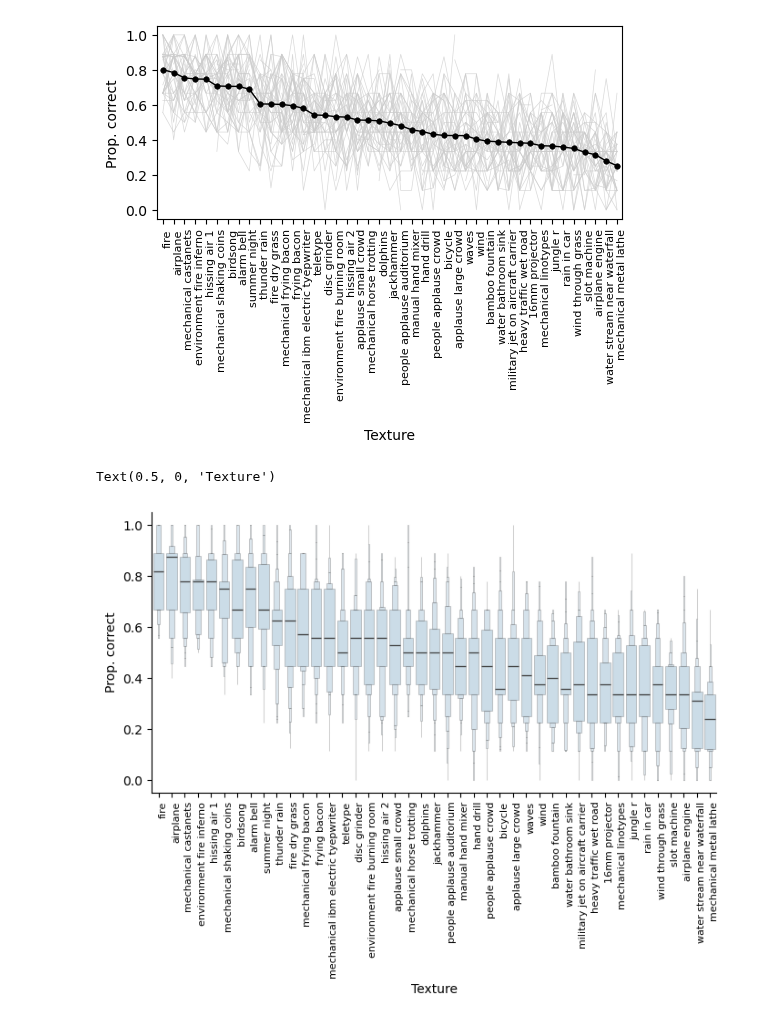
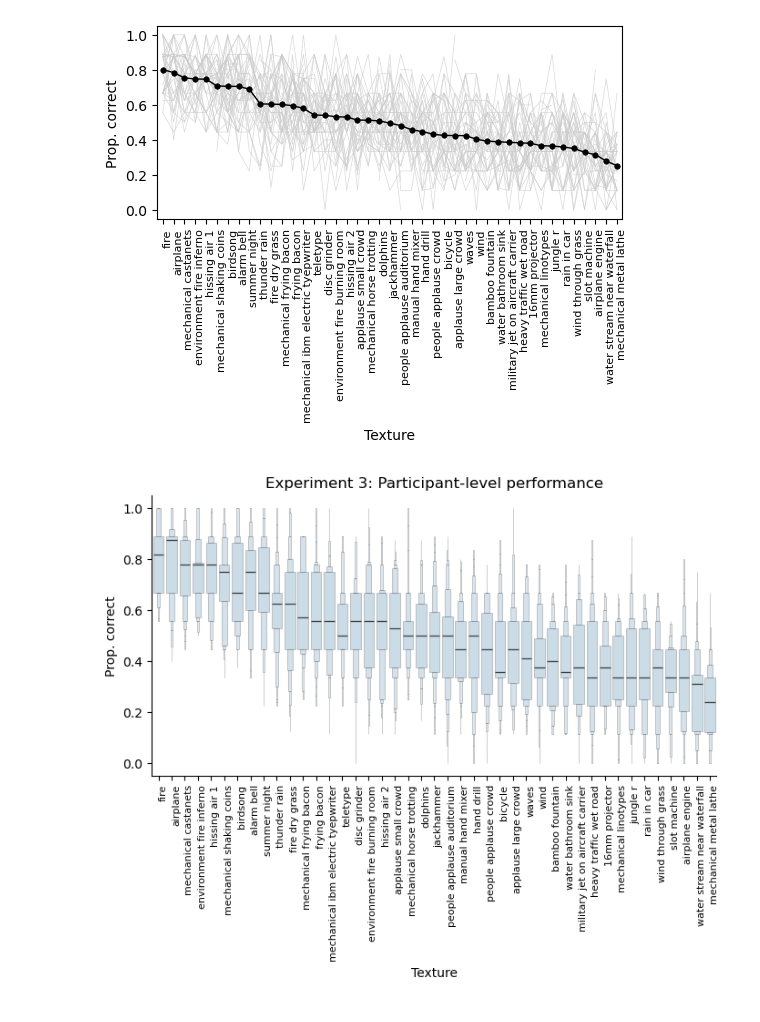
Before and after one commit to mcdermottLab/auditory_attention, a Jupyter notebook: notebooks/rebuttal_analysis/individual_participants_fig_2.ipynb, the cells around one changed output. Cells and saved outputs as stored; diff of their text form; code cells hidden in the pictures.

```diff
--- a/notebooks/rebuttal_analysis/individual_participants_fig_2.ipynb
+++ b/notebooks/rebuttal_analysis/individual_participants_fig_2.ipynb
@@ -580,26 +592,27 @@ Text(0.5, 0, 'Texture')
 # %%
 
 
 fig, axs = plt.subplots(1, figsize=(8,4))
 
 sns.boxenplot(
    data=exp_3_human_df,
     x="texture_label",
     order=texture_order,
     y="accuracy",
     k_depth='full',
     alpha=.25, zorder=1, legend=False,
 )
 
 sns.despine()
 
 
 # rotate xtick labels
 xticklabels = [label.replace('_', ' ').replace(' yout', '') for label in texture_order]
 axs.set_xticks(np.arange(len(xticklabels)))
 axs.set_xticklabels(xticklabels, rotation=90, ha='right', rotation_mode='anchor', fontsize=8);
 axs.set_ylabel('Prop. correct', fontsize=10)
 axs.set_xlabel('Texture', fontsize=10)
+axs.set_title('Experiment 3: Participant-level performance', fontsize=12)
+# plt.savefig(outdir / 'exp_3_human_data_distribution_by_texture.pdf', transparent=True,  bbox_inches='tight')
 # %% [output]
-Text(0.5, 0, 'Texture')
-[figure, old version]
+[figure, new version]
```
Also changed, not shown: parts of 4 cells of this notebook, 4 other files.
